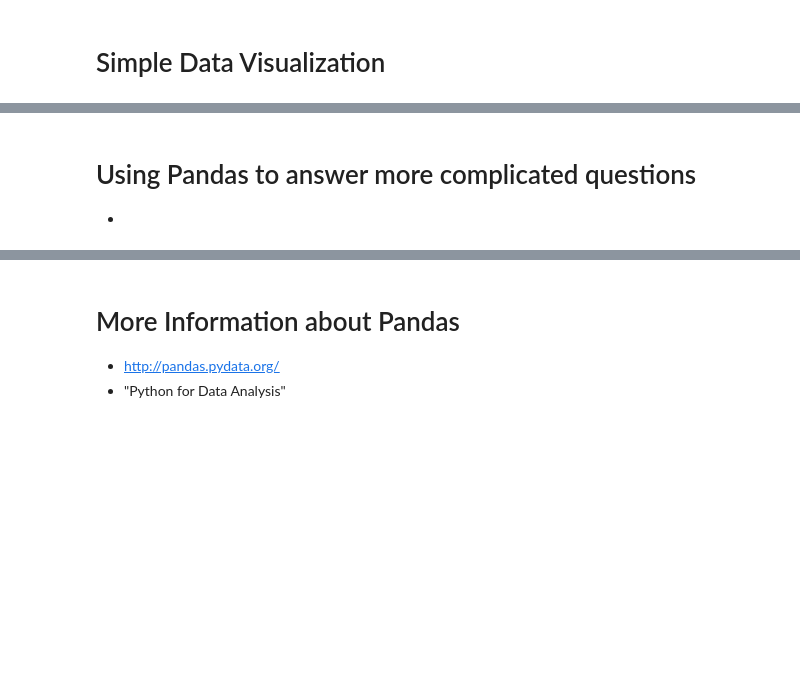
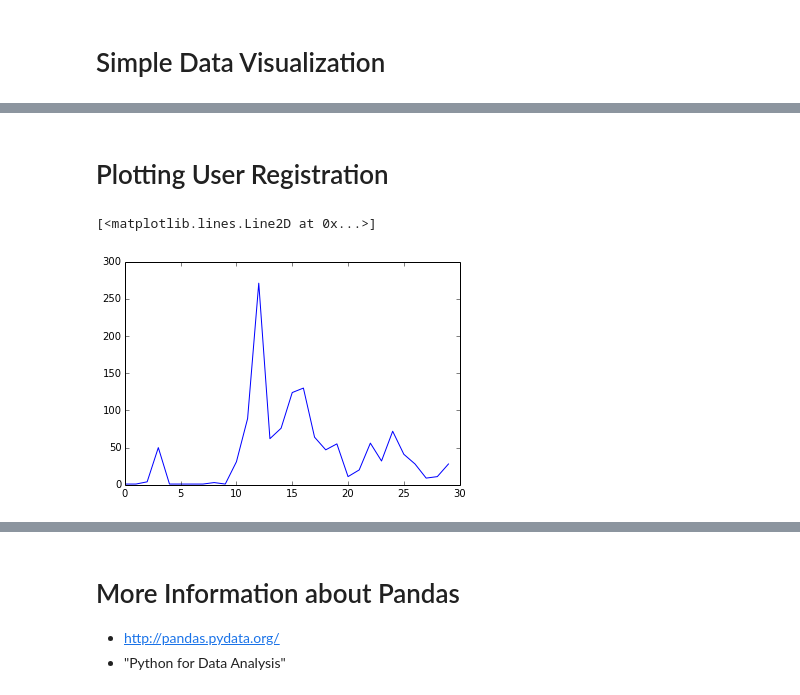
Before and after one commit to adamhaney/django-notebook, a Jupyter notebook: exampleproject/slides.ipynb, the cells around one changed output, grey strips where cells are left out. Cells and saved outputs as stored; diff of their text form; code cells hidden in the pictures; blank space fills up the shorter version.

```diff
--- a/exampleproject/slides.ipynb
+++ b/exampleproject/slides.ipynb
@@ -173,5 +245,30 @@ plot(
-# %% [markdown]
-Using Pandas to answer more complicated questions
-=================================================
-
-  -
+# %% [markdown]
+Plotting User Registration
+==========================
+# %%
+from django.db.models import Count
+from django.contrib.auth.models import User
+
+# Get the day off of the datetime field as an integer
+queryset = User.objects.extra(select={'day': 'date( date_joined )'})
+
+# Values does the equivalent of a GROUP BY
+queryset = queryset.values('day')
+
+# Annotate with the count of Users who joined on that day
+queryset = queryset.annotate(joined_count=Count('date_joined'))
+
+# Order By the day
+queryset = queryset.order_by('day')
+# %%
+# Use a list comprehension to grab our annotated value by key
+data = [day['joined_count'] for day in queryset]
+
+# Slice to get information about the last month
+data = data[:30]
+
+# Plot data in this case a list of single scalar values over time
+plot(data)
+# %% [output]
+[<matplotlib.lines.Line2D at 0x...>]
+[figure, added]
```
Also changed, not shown: parts of 21 cells of this notebook, 1 other file.
